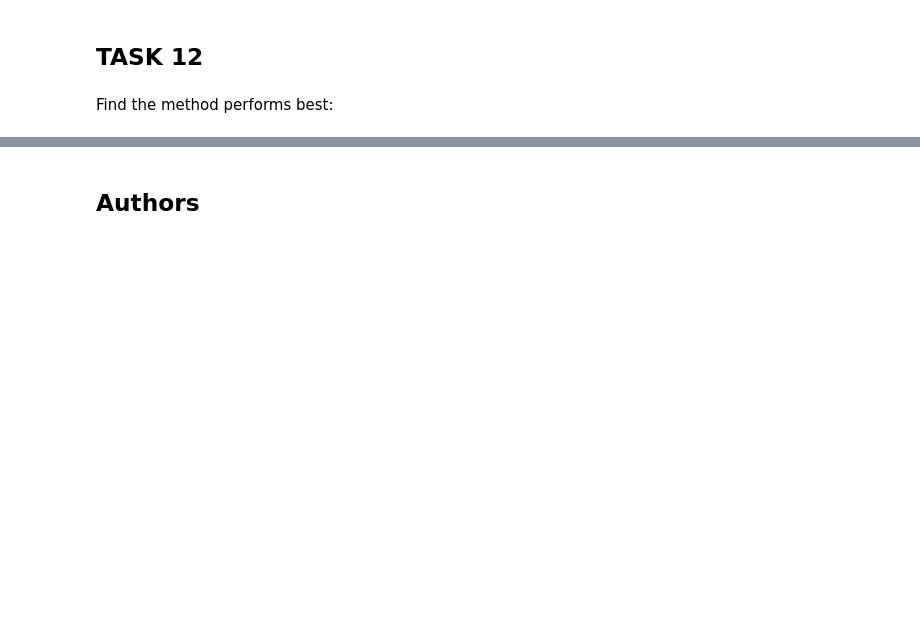
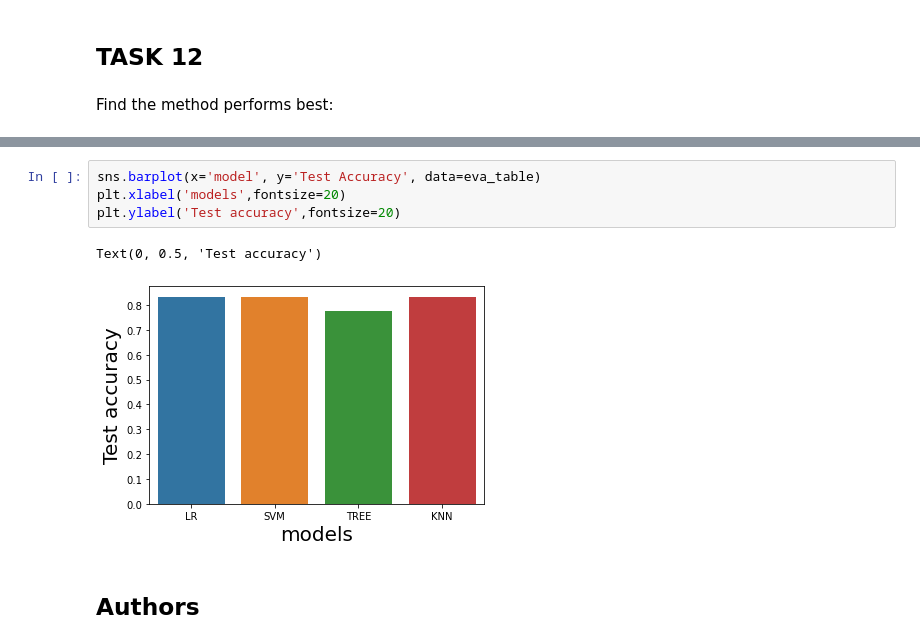
Before and after one commit to Puttaranun/IBM-DataScience-Capstone-SpaceX, a Jupyter notebook: ML Predictive Analysis.ipynb, the cells around one changed output, grey strips where cells are left out. Saved outputs shown, nothing was run; the diff lists cells and outputs as text; blank space fills up the shorter version.

```diff
--- a/ML Predictive Analysis.ipynb
+++ b/ML Predictive Analysis.ipynb
@@ -333,3 +382,10 @@ Find the method performs best:
+# %%
+sns.barplot(x='model', y='Test Accuracy', data=eva_table)
+plt.xlabel('models',fontsize=20)
+plt.ylabel('Test accuracy',fontsize=20)
+# %% [output]
+Text(0, 0.5, 'Test accuracy')
+[figure, added]
 # %% [markdown]
 ## Authors
 # %% [markdown]
```
Also changed, not shown: parts of 15 cells of this notebook.
